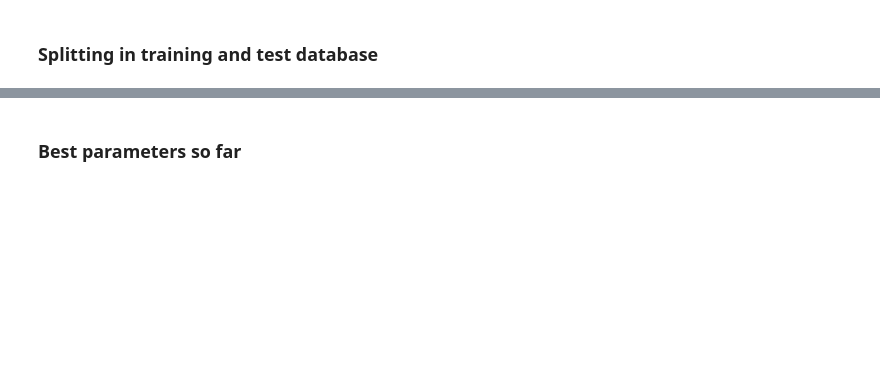
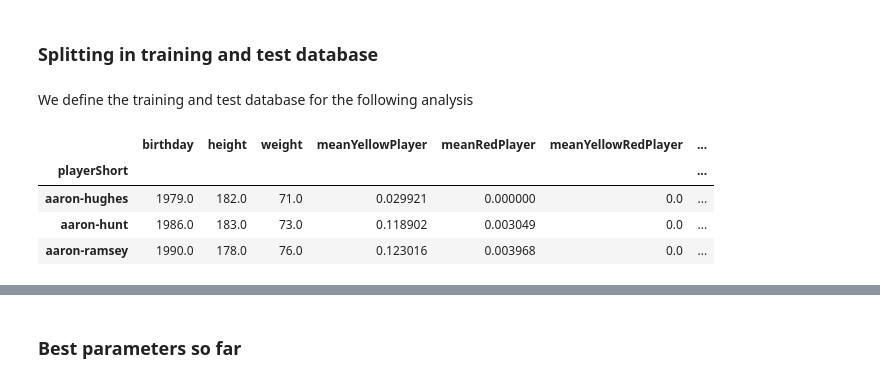
Before and after one commit to Bondzio/ADA_hw2016, a Jupyter notebook: 04 - Applied ML/AppliedML.ipynb, the cells around one changed output, grey strips where cells are left out. Cells and saved outputs as stored; diff of their text form; code cells hidden in the pictures; blank space fills up the shorter version.

```diff
--- a/04 - Applied ML/AppliedML.ipynb
+++ b/04 - Applied ML/AppliedML.ipynb
@@ -194,0 +228,6 @@ def add_mean_role(x,train_database_grouped=False,is_train=True):
+# %%
+features_to_eliminate=['games', 'yellowCards', 'redCards',
+       'yellowReds', 'meanIAT', 'meanExp', 'meanYellowRole',
+       'meanRedRole', 'meanYellowRedRole', 'meanYellowRoleIAT',
+       'meanRedRoleIAT', 'meanYellowRedRoleIAT', 'meanYellowRoleExp',
+       'meanRedRoleExp', 'meanYellowRedRoleExp']
@@ -222,7 +265,7 @@ def process_database(starting_database,train_indexes=True,test=False,binary_y=Fa
     t1=time.time()
 
     # Keep only wanted features - remove nan
-    database=starting_database[['playerShort','leagueCountry','birthday','height','weight','position','games','club','yellowCards','redCards','yellowReds','meanIAT','meanExp','rater1','rater2']]
+    database=starting_database[['playerShort','leagueCountry','birthday','height','weight','position','games','yellowCards','redCards','yellowReds','meanIAT','meanExp','rater1','rater2']]
     database.is_copy=False
     database.position.fillna('nan',inplace=True)
     database.leagueCountry.fillna('nan',inplace=True)
@@ -274,6 +317,8 @@ def process_database(starting_database,train_indexes=True,test=False,binary_y=Fa
     del train['rater2']
     del test['rater1']
     del test['rater2']
+    train=train.drop(features_to_eliminate,axis=1)
+    test=test.drop(features_to_eliminate,axis=1)
 
 
     # y assumes only 0-1 values
@@ -283,6 +328,8 @@ def process_database(starting_database,train_indexes=True,test=False,binary_y=Fa
     return train,test,y_train,y_test
 # %% [markdown]
 ### Splitting in training and test database
+# %% [markdown]
+We define the training and test database for the following analysis
 # %%
 number_of_players=len(train_after_prep_2.playerShort.value_counts())
 # %%
@@ -299,3 +337,8 @@ features_to_keep=['birthday', 'height', 'weight',
-# %%
-X_train=X_train[features_to_keep]
-X_test=X_test[features_to_keep]
+# %%
+X_train.ix[:,:19].head(3)
+# %% [output]
+|  | birthday | height | weight | meanYellowPlayer | meanRedPlayer | meanYellowRedPlayer | ... |
+| playerShort |  |  |  |  |  |  | ... |
+| aaron-hughes | 1979.0 | 182.0 | 71.0 | 0.029921 | 0.000000 | 0.0 | ... |
+| aaron-hunt | 1986.0 | 183.0 | 73.0 | 0.118902 | 0.003049 | 0.0 | ... |
+| aaron-ramsey | 1990.0 | 178.0 | 76.0 | 0.123016 | 0.003968 | 0.0 | ... |
```
Also changed, not shown: parts of 65 cells of this notebook.
